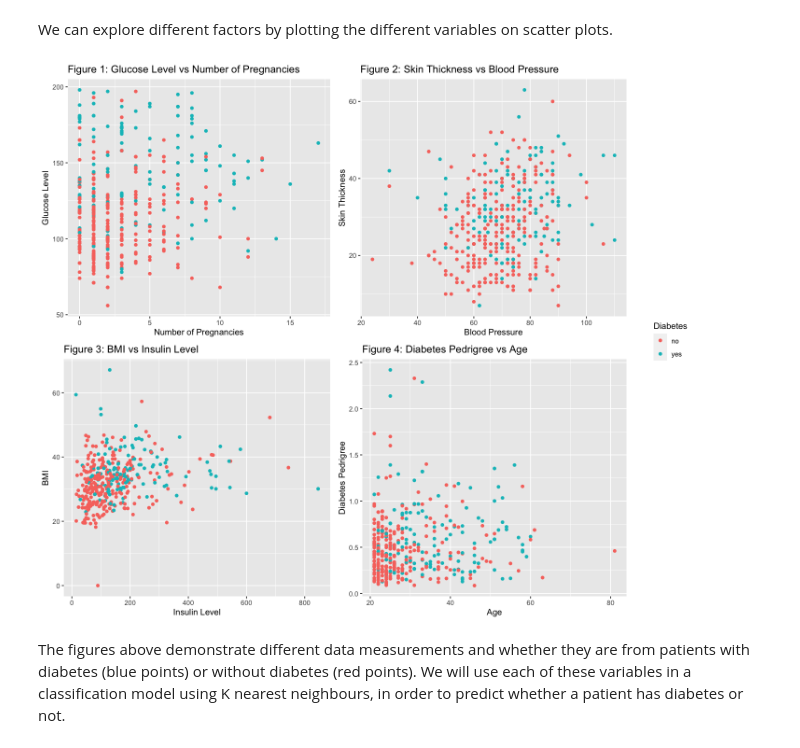
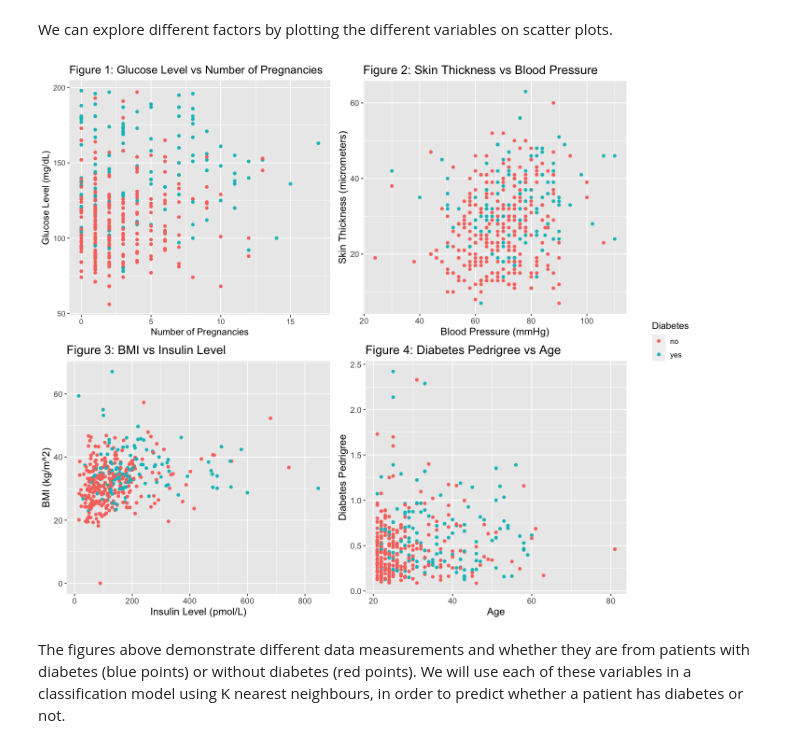
Before and after one commit to jennalenoble/covid_data, a Jupyter notebook: diabetes_classification.ipynb, the cells around one changed output. Saved outputs shown, nothing was run; the diff lists cells and outputs as text; code cells hidden in the pictures.

```diff
--- a/diabetes_classification.ipynb
+++ b/diabetes_classification.ipynb
@@ -86,41 +86,45 @@ options(repr.plot.width=12, repr.plot.height=10)
 library(cowplot)
 
 plot1 <- diabetes_data %>%
     ggplot(aes(x = pregnancies, y = glucose)) +
         geom_point(aes(color = diabetes)) +
-        labs(x = "Number of Pregnancies", y = "Glucose Level", colour = "Diabetes") +
-        ggtitle("Figure 1: Glucose Level vs Number of Pregnancies")
+        labs(x = "Number of Pregnancies", y = "Glucose Level (mg/dL)", colour = "Diabetes") +
+        ggtitle("Figure 1: Glucose Level vs Number of Pregnancies") +
+        theme(text = element_text(size = 12))
 
 plot2 <- diabetes_data %>%
     ggplot(aes(x = blood_pressure, y = skin_thickness)) +
         geom_point(aes(color = diabetes)) +
-        labs(x = "Blood Pressure", y = "Skin Thickness", colour = "Diabetes") +
-        ggtitle("Figure 2: Skin Thickness vs Blood Pressure")
+        labs(x = "Blood Pressure (mmHg)", y = "Skin Thickness (micrometers)", colour = "Diabetes") +
+        ggtitle("Figure 2: Skin Thickness vs Blood Pressure") +
+        theme(text = element_text(size = 13))
 
 plot3 <- diabetes_data %>%
         ggplot(aes(x = insulin, y = bmi)) +
             geom_point(aes(color = diabetes)) +
-            labs(x = "Insulin Level", y = "BMI", colour = "Diabetes") +
-            ggtitle("Figure 3: BMI vs Insulin Level")
+            labs(x = "Insulin Level (pmol/L)", y = "BMI (kg/m^2)", colour = "Diabetes") +
+            ggtitle("Figure 3: BMI vs Insulin Level") +
+            theme(text = element_text(size = 13))
 
 plot4 <- diabetes_data %>%
         ggplot(aes(x = age, y = diabetes_pedrigree)) +
             geom_point(aes(color = diabetes)) +
             labs(x = "Age", y = "Diabetes Pedrigree", colour = "Diabetes") +
-            ggtitle("Figure 4: Diabetes Pedrigree vs Age")
+            ggtitle("Figure 4: Diabetes Pedrigree vs Age") +
+            theme(text = element_text(size = 13))
 
 pgrid <- plot_grid(
   plot1 + theme(legend.position="none"),
   plot2 + theme(legend.position="none"),
   plot3 + theme(legend.position="none"),
   plot4 + theme(legend.position="none"),
   ncol = 2)
 
 legend <- get_legend(plot1)
 
 plot_grid(pgrid, legend, rel_widths = c(3, .4))
 # %% [output]
-[figure, old version]
+[figure, new version]
 # %% [markdown]
 The figures above demonstrate different data measurements and whether they are from patients with diabetes (blue points) or without diabetes (red points). We will use each of these variables in a classification model using K nearest neighbours, in order to predict whether a patient has diabetes or not.
 # %% [markdown]
```
Also changed, not shown: parts of 1 cell of this notebook.
